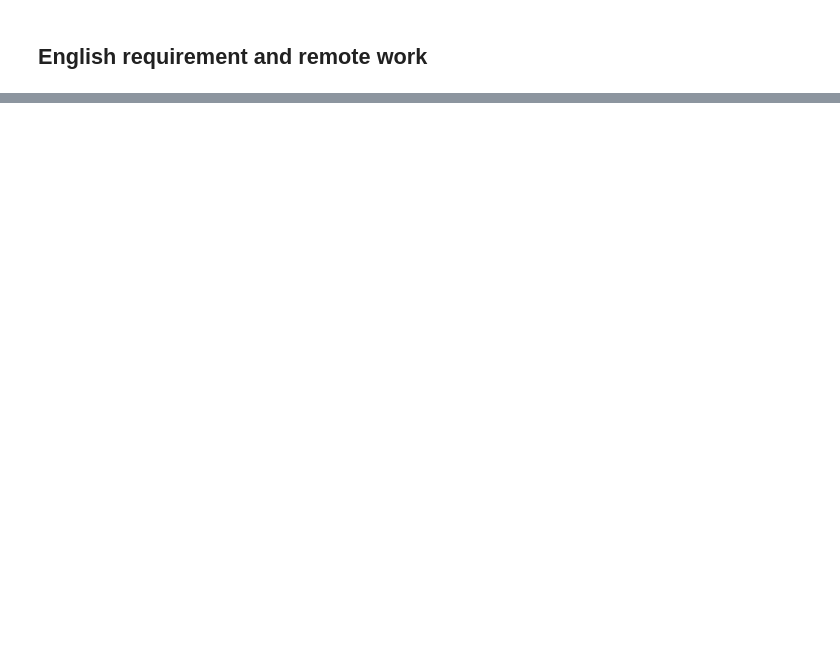
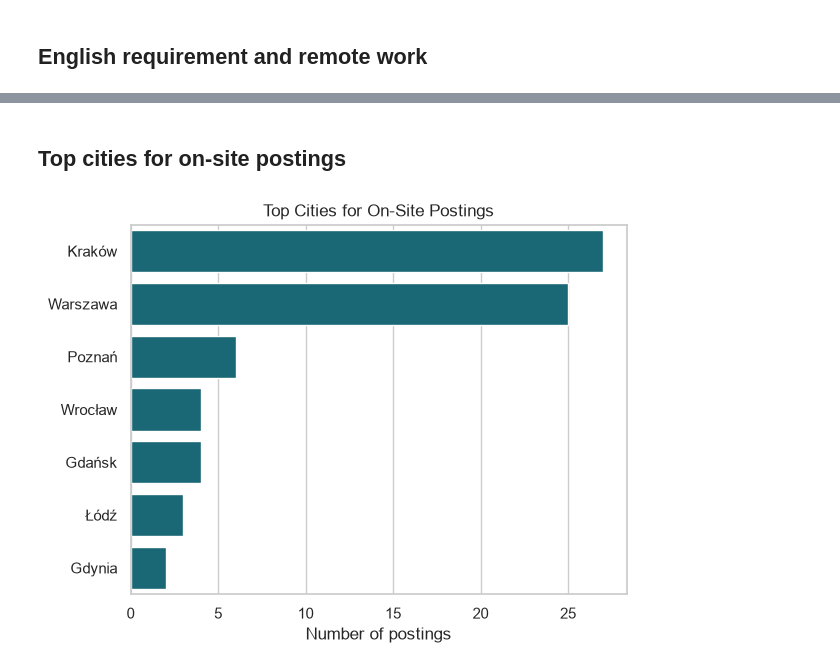
Before and after one commit to PSawaniewska/job-market-pulse, a Jupyter notebook: notebooks/02_visualizations.ipynb, the cells around one changed output, grey strips where cells are left out. Cells and saved outputs as stored; diff of their text form; code cells hidden in the pictures; blank space fills up the shorter version.

```diff
--- a/notebooks/02_visualizations.ipynb
+++ b/notebooks/02_visualizations.ipynb
@@ -110,0 +106,14 @@ Analyst roles in Poland don't require being on-site.
+# %% [markdown]
+## Top cities for on-site postings
+# %%
+on_site_df = df_jobs[df_jobs["location"] != "Zdalnie"]
+top_cities = on_site_df["location"].value_counts().head(10).reset_index()
+top_cities.columns = ["city", "count"]
+
+sns.barplot(data=top_cities, x="count", y="city", color=MAIN_COLOR)
+plt.title("Top Cities for On-Site Postings")
+plt.xlabel("Number of postings")
+plt.ylabel("")
+plt.show()
+# %% [output]
+[figure, added]
```
Also changed, not shown: parts of 13 cells of this notebook, 1 other file.
